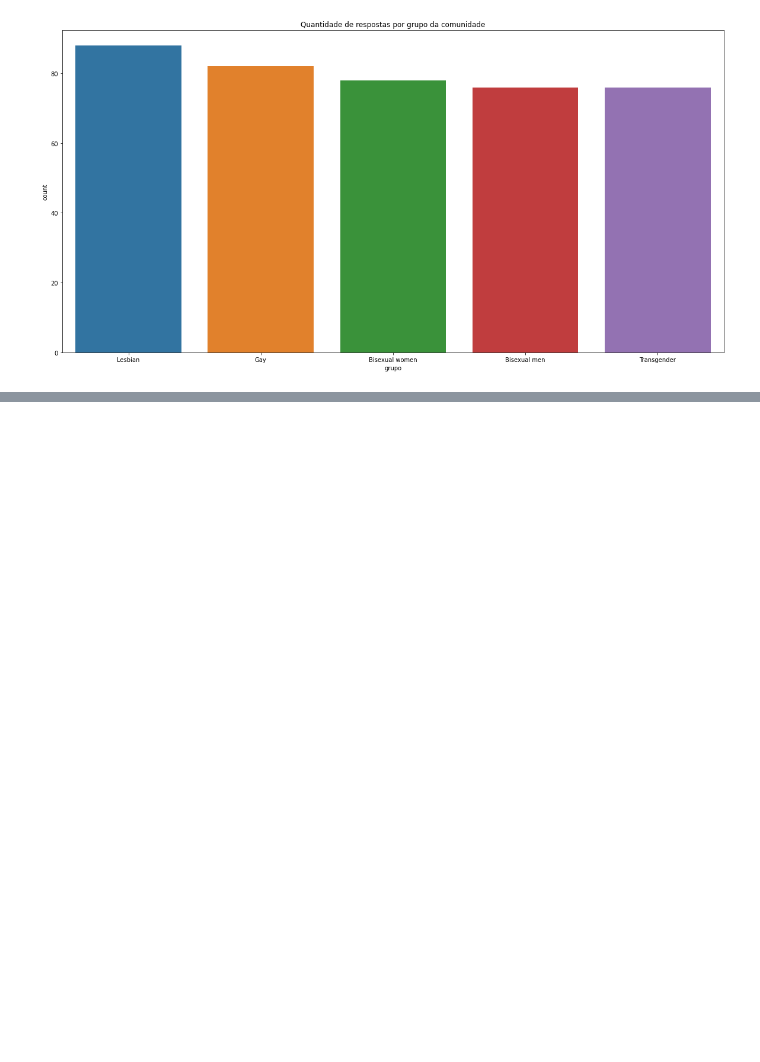
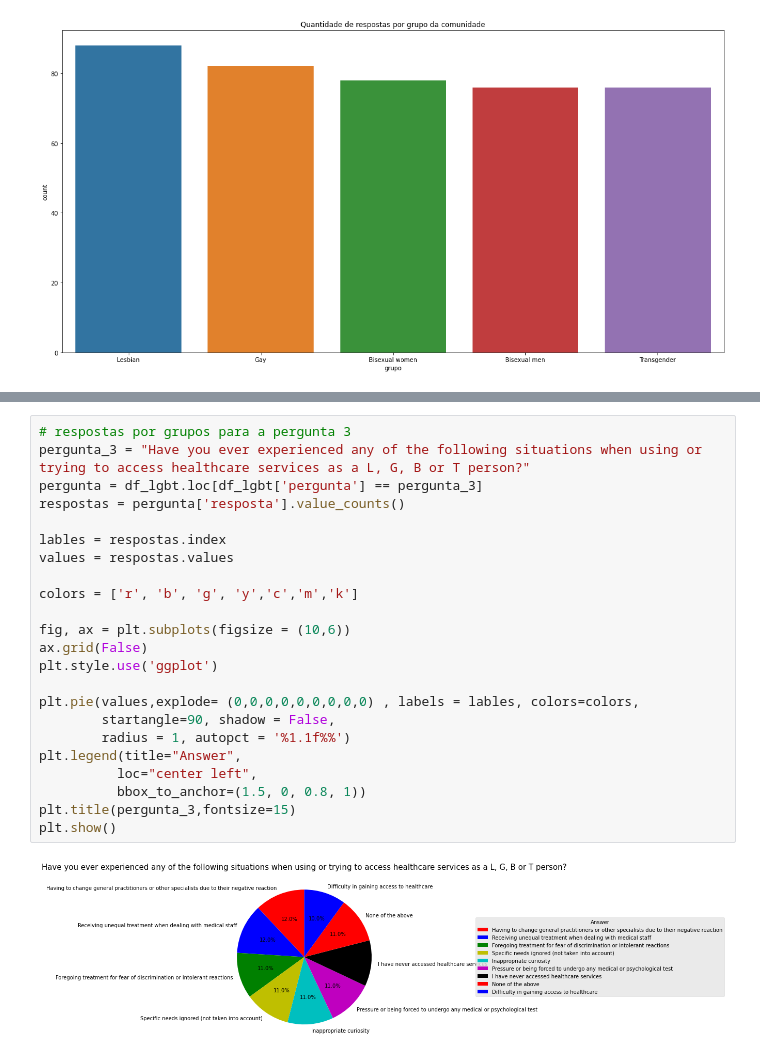
Before and after one commit to Weivak/UFRJ_Analitica_Tarefas, a Jupyter notebook: Tarefa_Analise/analise.ipynb, the cells around one changed output, grey strips where cells are left out. Drawn from its saved outputs; the diff is of its cells as text; blank space fills up the shorter version.

```diff
--- a/Tarefa_Analise/analise.ipynb
+++ b/Tarefa_Analise/analise.ipynb
@@ -280,0 +292,25 @@ Name: pergunta, dtype: int64
+# %%
+# respostas por grupos para a pergunta 3
+pergunta_3 = "Have you ever experienced any of the following situations when using or trying to access healthcare services as a L, G, B or T person?"
+pergunta = df_lgbt.loc[df_lgbt['pergunta'] == pergunta_3]
+respostas = pergunta['resposta'].value_counts()
+
+lables = respostas.index
+values = respostas.values
+
+colors = ['r', 'b', 'g', 'y','c','m','k']
+
+fig, ax = plt.subplots(figsize = (10,6))
+ax.grid(False)
+plt.style.use('ggplot')
+
+plt.pie(values,explode= (0,0,0,0,0,0,0,0,0) , labels = lables, colors=colors,
+        startangle=90, shadow = False,
+        radius = 1, autopct = '%1.1f%%')
+plt.legend(title="Answer",
+          loc="center left",
+          bbox_to_anchor=(1.5, 0, 0.8, 1))
+plt.title(pergunta_3,fontsize=15)
+plt.show()
+# %% [output]
+[figure, added]
```
Also changed, not shown: parts of 10 cells of this notebook.
